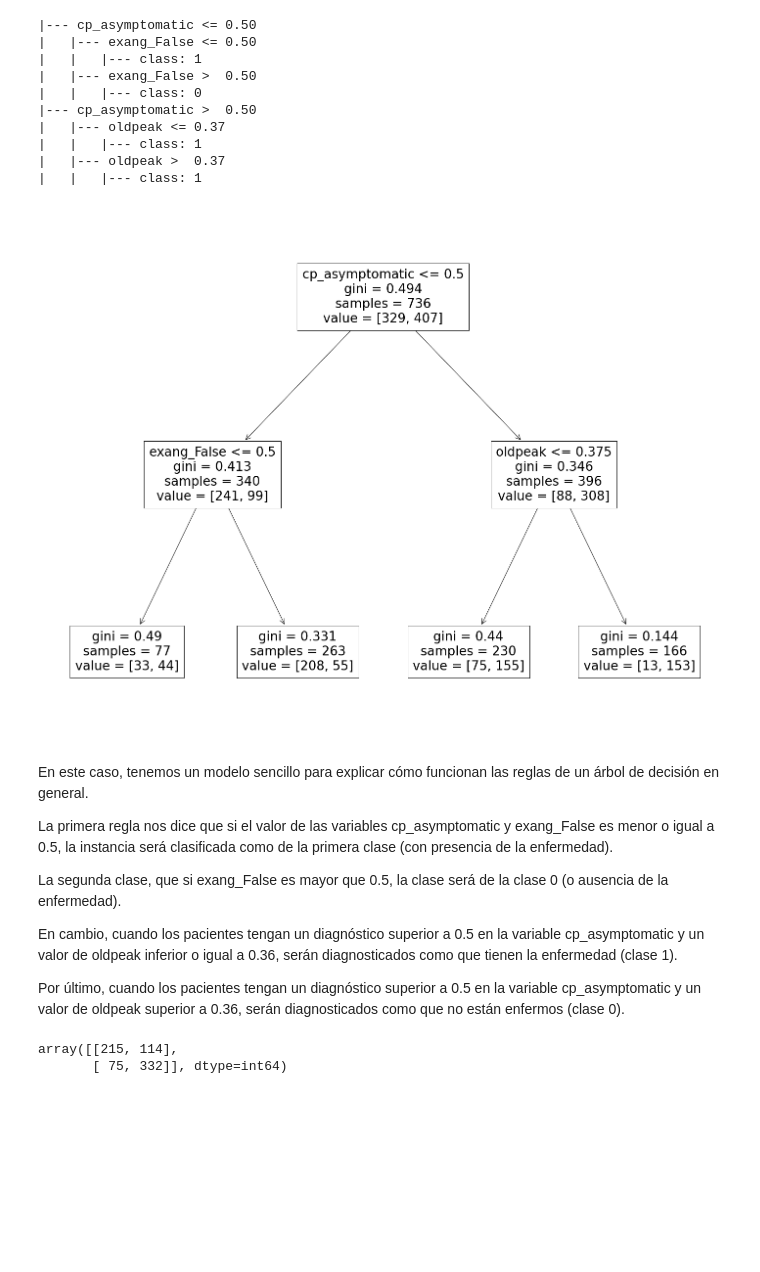
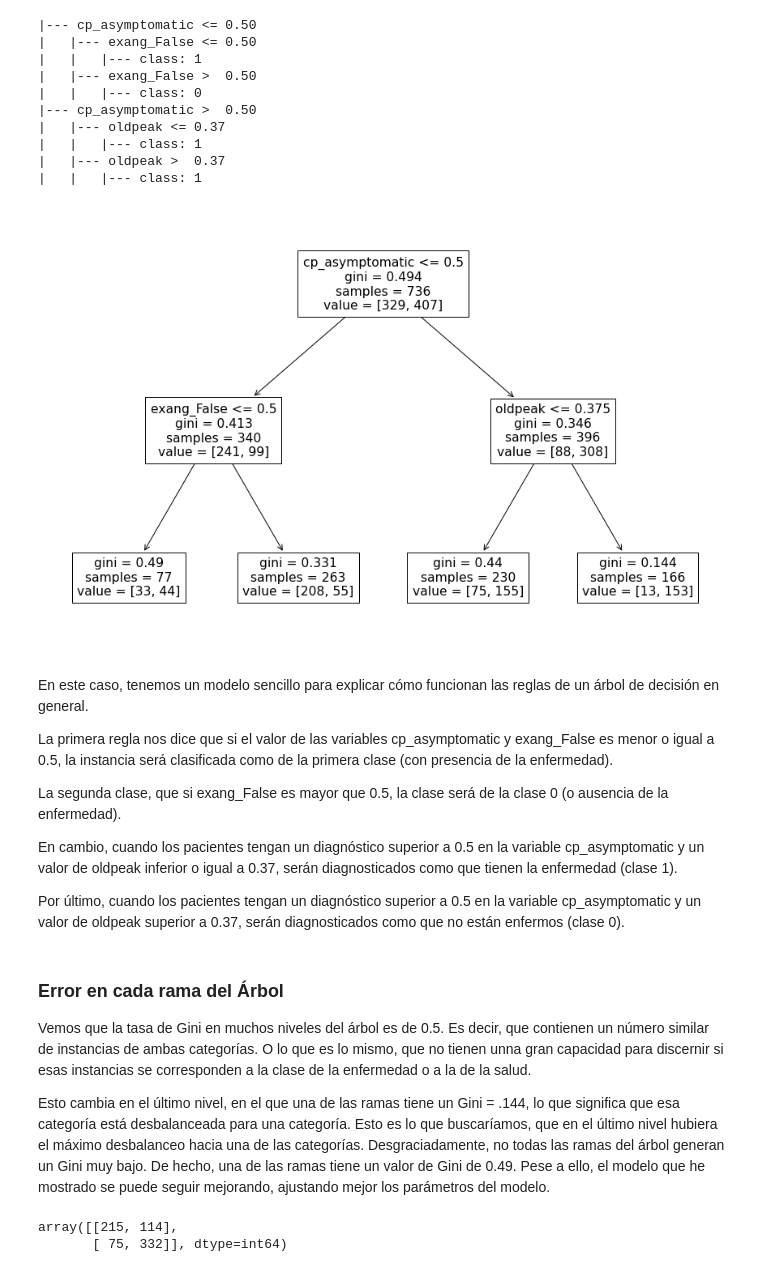
Before and after one commit to angelbujalance/UCI-ML, a Jupyter notebook: PRAC_Angel_Bujalance.ipynb, the cells around one changed output. Cells and saved outputs as stored; diff of their text form; code cells hidden in the pictures; blank space fills up the shorter version.

```diff
--- a/PRAC_Angel_Bujalance.ipynb
+++ b/PRAC_Angel_Bujalance.ipynb
@@ -1025,11 +1060,11 @@ print(export_text(dtc, feature_names=X_train_data.columns.tolist()))
 # %%
 from sklearn.tree import plot_tree
 
-fig = plt.figure(figsize=(25,20))
+fig = plt.figure(figsize=(15, 10))
 myplot = plot_tree(dtc,
                    feature_names=X_train_data.columns.tolist())
 # %% [output]
-[figure, old version]
+[figure, new version]
 # %% [markdown]
 En este caso, tenemos un modelo sencillo para explicar cómo funcionan las reglas de un árbol de decisión en general.
 
@@ -1037,9 +1072,15 @@ La primera regla nos dice que si el valor de las variables cp_asymptomatic y exa
 
 La segunda clase, que si exang_False es mayor que 0.5, la clase será de la clase 0 (o ausencia de la enfermedad).
 
-En cambio, cuando los pacientes tengan un diagnóstico superior a 0.5 en la variable cp_asymptomatic y un valor de oldpeak inferior o igual a 0.36, serán diagnosticados como que tienen la enfermedad (clase 1).
+En cambio, cuando los pacientes tengan un diagnóstico superior a 0.5 en la variable cp_asymptomatic y un valor de oldpeak inferior o igual a 0.37, serán diagnosticados como que tienen la enfermedad (clase 1).
 
-Por último, cuando los pacientes tengan un diagnóstico superior a 0.5 en la variable cp_asymptomatic y un valor de oldpeak superior a 0.36, serán diagnosticados como que no están enfermos (clase 0).
+Por último, cuando los pacientes tengan un diagnóstico superior a 0.5 en la variable cp_asymptomatic y un valor de oldpeak superior a 0.37, serán diagnosticados como que no están enfermos (clase 0).
+# %% [markdown]
+### Error en cada rama del Árbol
+
+Vemos que la tasa de Gini en muchos niveles del árbol es de 0.5. Es decir, que contienen un número similar de instancias de ambas categorías. O lo que es lo mismo, que no tienen unna gran capacidad para discernir si esas instancias se corresponden a la clase de la enfermedad o a la de la salud.
+
+Esto cambia en el último nivel, en el que una de las ramas tiene un  Gini = .144, lo que significa que esa categoría está desbalanceada para una categoría. Esto es lo que buscaríamos, que en el último nivel hubiera el máximo desbalanceo hacia una de las categorías. Desgraciadamente, no todas las ramas del árbol generan un Gini muy bajo. De hecho, una de las ramas tiene un valor de Gini de 0.49. Pese a ello, el modelo que he mostrado se puede seguir mejorando, ajustando mejor los parámetros del modelo.
 # %%
 y_train_pred = cross_val_predict(dtc, X_train_data, y_train, cv=5)
 
```
Also changed, not shown: parts of 17 cells of this notebook, 1 other file.
